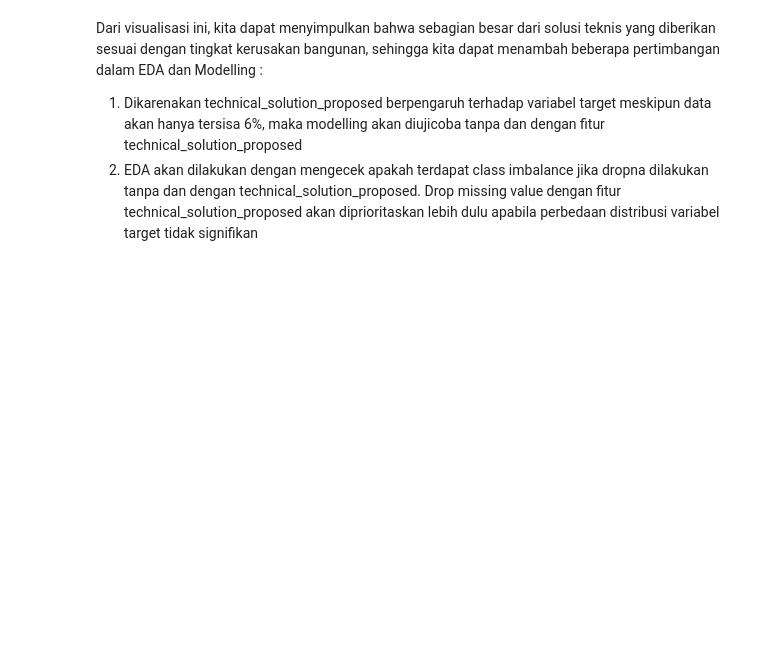
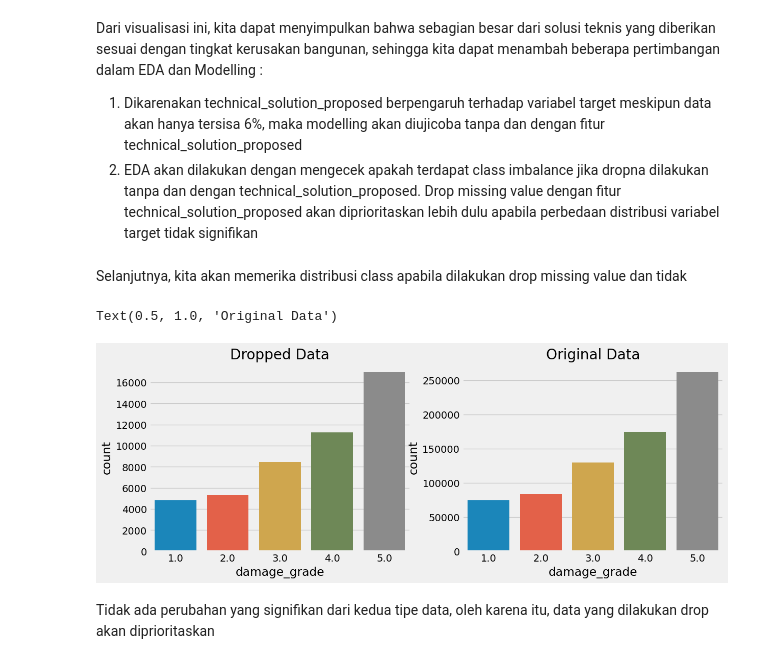
Before and after one commit to damahindra/Earthquake-Damage-Grade-Analysis-and-Prediction, a Jupyter notebook: Workspace-Firhan/ws-fir.ipynb, the cells around one changed output. Cells and saved outputs as stored; diff of their text form; code cells hidden in the pictures; blank space fills up the shorter version.

```diff
--- a/Workspace-Firhan/ws-fir.ipynb
+++ b/Workspace-Firhan/ws-fir.ipynb
@@ -228,3 +228,22 @@ Dari visualisasi ini, kita dapat menyimpulkan bahwa sebagian besar dari solusi t
 
 1. Dikarenakan technical_solution_proposed berpengaruh terhadap variabel target meskipun data akan hanya tersisa 6%, maka modelling akan diujicoba tanpa dan dengan fitur technical_solution_proposed
 2. EDA akan dilakukan dengan mengecek apakah terdapat class imbalance jika dropna dilakukan tanpa dan dengan technical_solution_proposed. Drop missing value dengan fitur technical_solution_proposed akan diprioritaskan lebih dulu apabila perbedaan distribusi variabel target tidak signifikan
+# %% [markdown]
+Selanjutnya, kita akan memerika distribusi class apabila dilakukan drop missing value dan tidak
+# %%
+plt.figure(figsize=(20,10))
+plt.style.use('fivethirtyeight')
+df_dropped_na = df.dropna()
+
+plt.subplot(2,3,1)
+sns.countplot(x=df_dropped_na['damage_grade'])
+plt.title('Dropped Data')
+
+plt.subplot(2,3,2)
+sns.countplot(x=df['damage_grade'])
+plt.title('Original Data')
+# %% [output]
+Text(0.5, 1.0, 'Original Data')
+[figure, added]
+# %% [markdown]
+Tidak ada perubahan yang signifikan dari kedua tipe data, oleh karena itu, data yang dilakukan drop akan diprioritaskan
```
Also changed, not shown: parts of 25 cells of this notebook.
